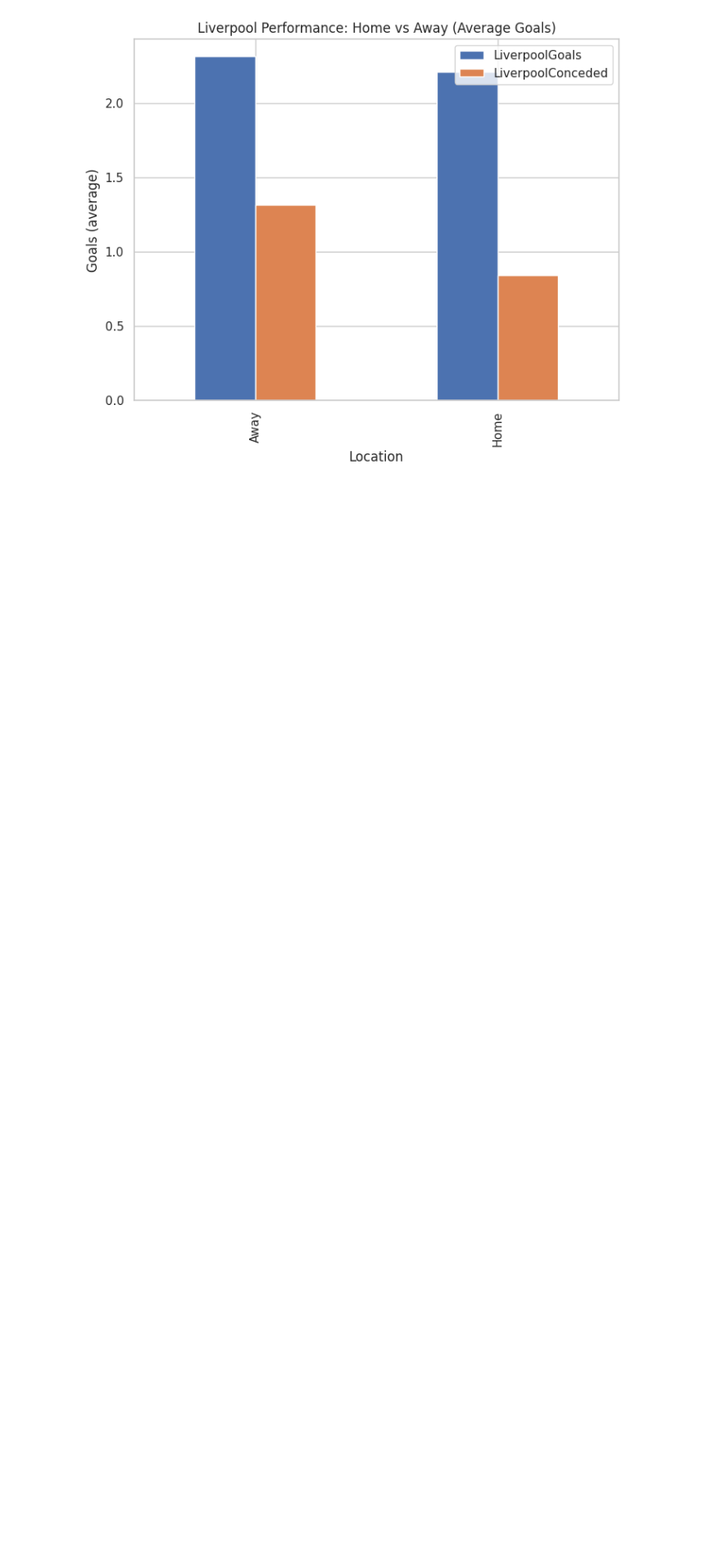
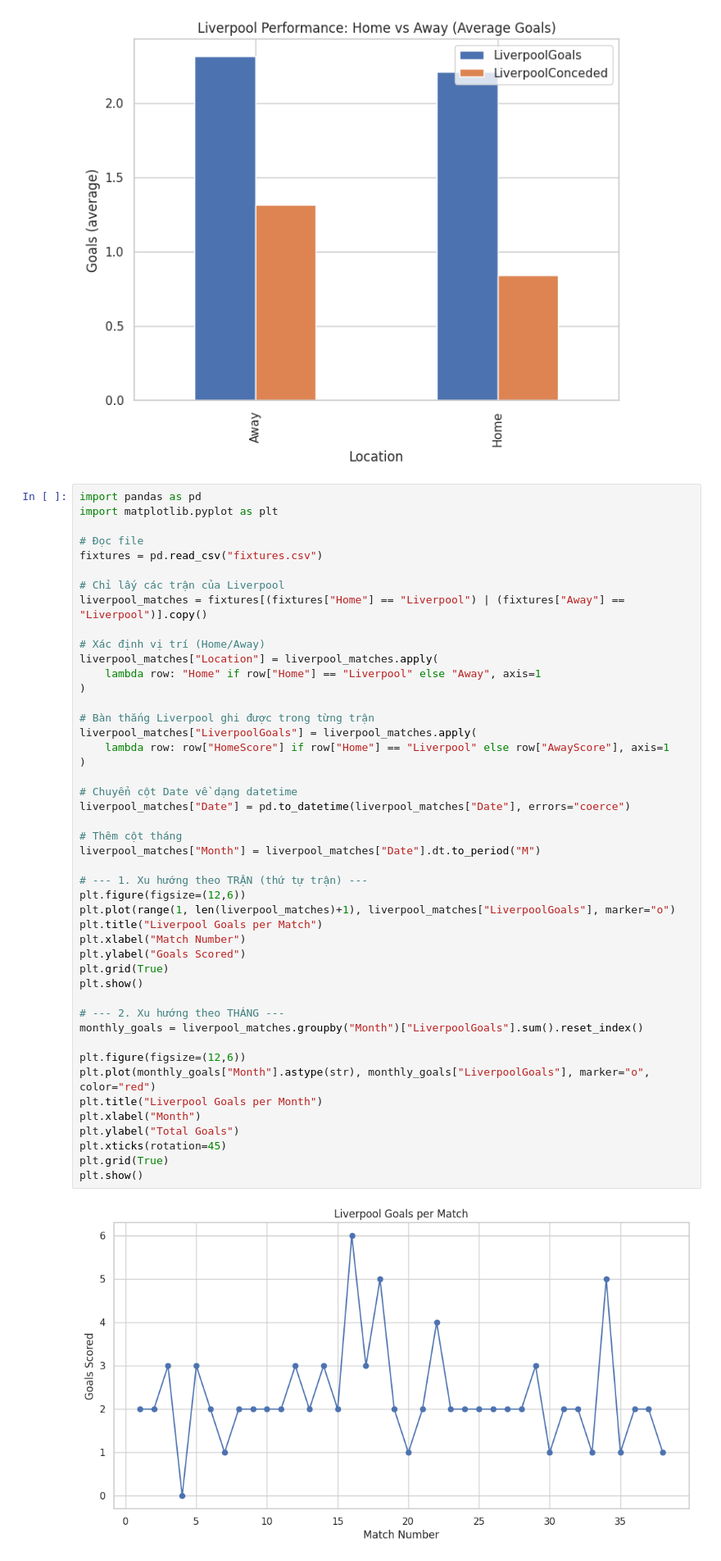
Before and after one commit to ncdanh0311/-Data-Analytics, a Jupyter notebook: Liverpool.ipynb, the cells around one changed output. Shown at 82% size. Drawn from its saved outputs; the diff is of its cells as text; blank space fills up the shorter version.

```diff
--- a/Liverpool.ipynb
+++ b/Liverpool.ipynb
@@ -292,3 +292,51 @@ plt.show()
 0     Away        2.315789           1.315789
 1     Home        2.210526           0.842105
 [figure]
+# %%
+import pandas as pd
+import matplotlib.pyplot as plt
+
+# Đọc file
+fixtures = pd.read_csv("fixtures.csv")
+
+# Chỉ lấy các trận của Liverpool
+liverpool_matches = fixtures[(fixtures["Home"] == "Liverpool") | (fixtures["Away"] == "Liverpool")].copy()
+
+# Xác định vị trí (Home/Away)
+liverpool_matches["Location"] = liverpool_matches.apply(
+    lambda row: "Home" if row["Home"] == "Liverpool" else "Away", axis=1
+)
+
+# Bàn thắng Liverpool ghi được trong từng trận
+liverpool_matches["LiverpoolGoals"] = liverpool_matches.apply(
+    lambda row: row["HomeScore"] if row["Home"] == "Liverpool" else row["AwayScore"], axis=1
+)
+
+# Chuyển cột Date về dạng datetime
+liverpool_matches["Date"] = pd.to_datetime(liverpool_matches["Date"], errors="coerce")
+
+# Thêm cột tháng
+liverpool_matches["Month"] = liverpool_matches["Date"].dt.to_period("M")
+
+# --- 1. Xu hướng theo TRẬN (thứ tự trận) ---
+plt.figure(figsize=(12,6))
+plt.plot(range(1, len(liverpool_matches)+1), liverpool_matches["LiverpoolGoals"], marker="o")
+plt.title("Liverpool Goals per Match")
+plt.xlabel("Match Number")
+plt.ylabel("Goals Scored")
+plt.grid(True)
+plt.show()
+
+# --- 2. Xu hướng theo THÁNG ---
+monthly_goals = liverpool_matches.groupby("Month")["LiverpoolGoals"].sum().reset_index()
+
+plt.figure(figsize=(12,6))
+plt.plot(monthly_goals["Month"].astype(str), monthly_goals["LiverpoolGoals"], marker="o", color="red")
+plt.title("Liverpool Goals per Month")
+plt.xlabel("Month")
+plt.ylabel("Total Goals")
+plt.xticks(rotation=45)
+plt.grid(True)
+plt.show()
+# %% [output]
+[figure, added]
```
Also changed, not shown: parts of 1 cell of this notebook.
